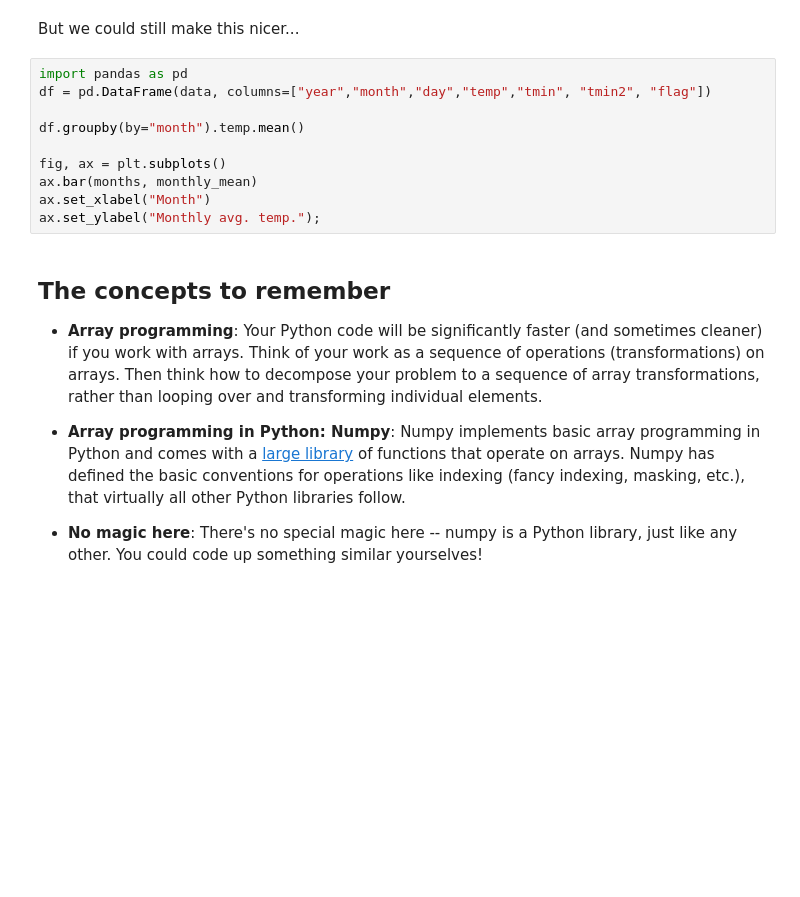
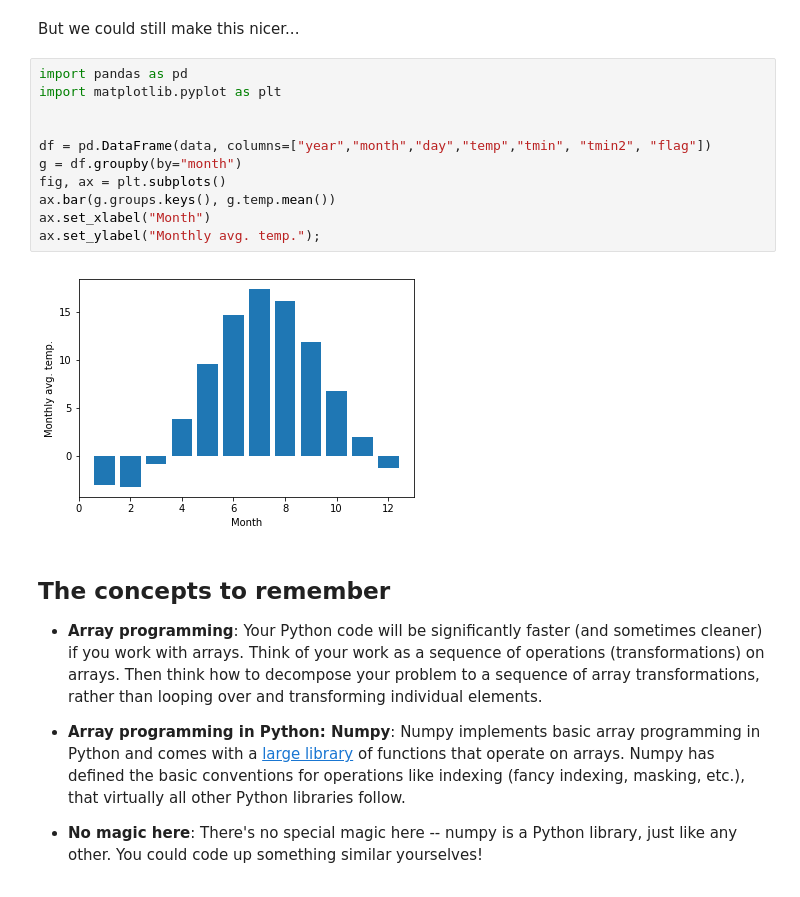
Before and after one commit to connolly/A302_2019, a Jupyter notebook: lectures/lecture-06-array-programming/lecture-06-array-programming.ipynb, the cells around one changed output. Cells and saved outputs as stored; diff of their text form; blank space fills up the shorter version.

```diff
--- a/lectures/lecture-06-array-programming/lecture-06-array-programming.ipynb
+++ b/lectures/lecture-06-array-programming/lecture-06-array-programming.ipynb
@@ -591,14 +591,17 @@ With these tools we have very powerful data processing capabilities at our dispo
 But we could still make this nicer...
 # %%
 import pandas as pd
+import matplotlib.pyplot as plt
+
+
 df = pd.DataFrame(data, columns=["year","month","day","temp","tmin", "tmin2", "flag"])
-
-df.groupby(by="month").temp.mean()
-
+g = df.groupby(by="month")
 fig, ax = plt.subplots()
-ax.bar(months, monthly_mean)
+ax.bar(g.groups.keys(), g.temp.mean())
 ax.set_xlabel("Month")
 ax.set_ylabel("Monthly avg. temp.");
+# %% [output]
+[figure, added]
 # %% [markdown]
 ## The concepts to remember
 
```
